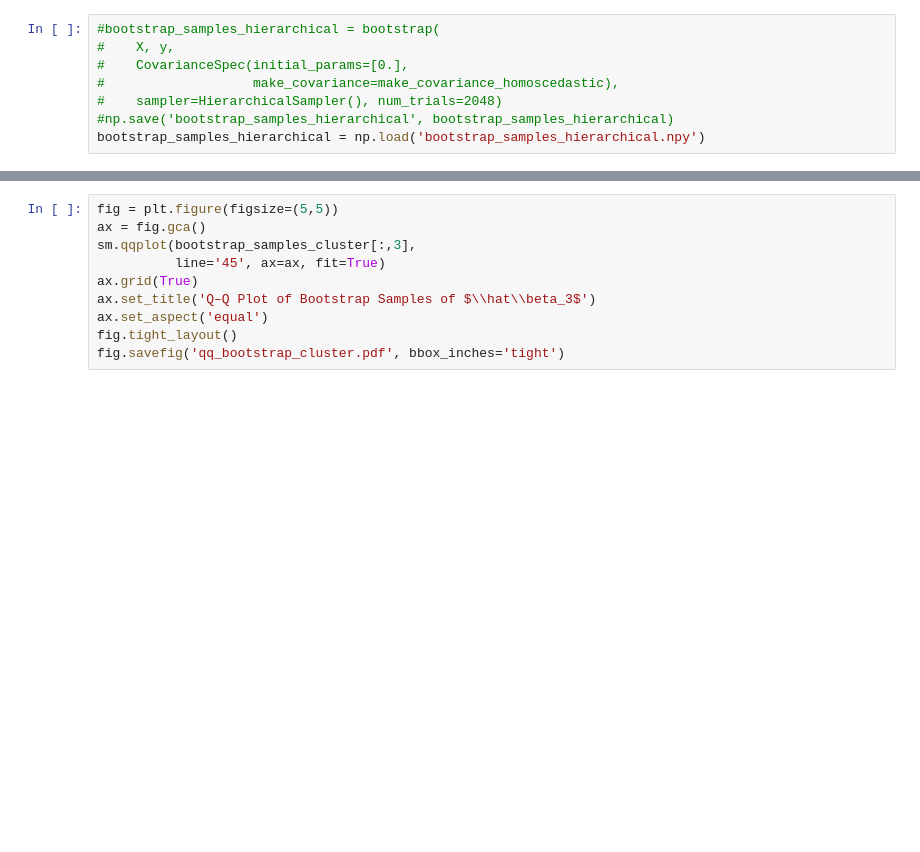
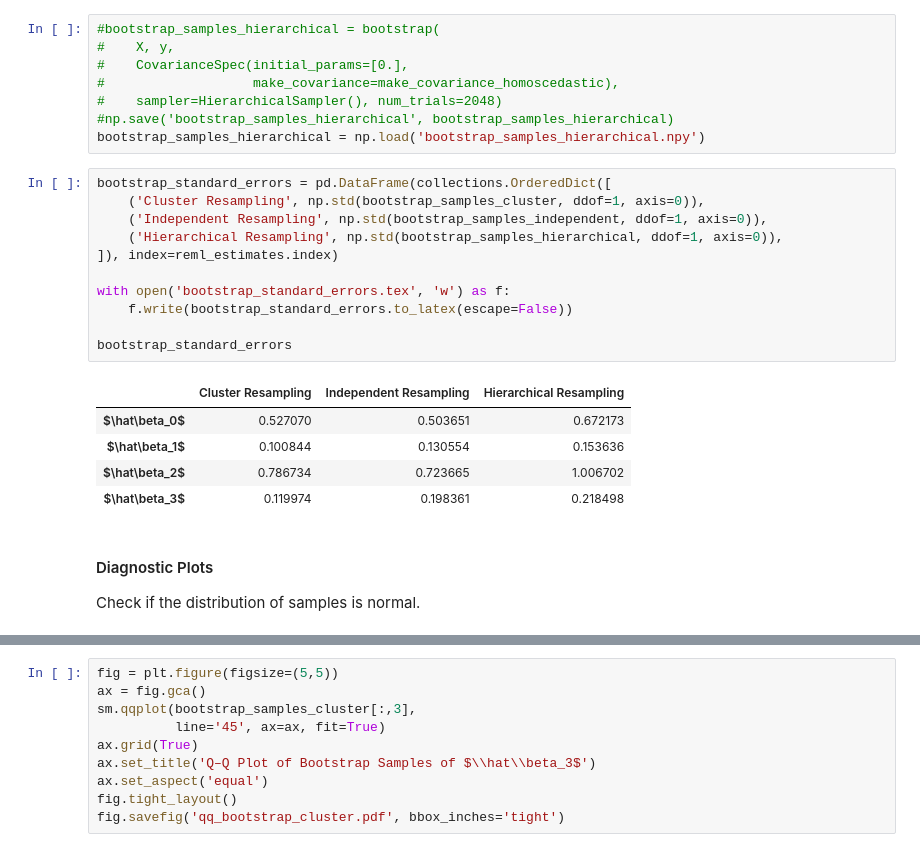
Before and after one commit to ppham27/stat571, a Jupyter notebook: hw5/sandwich_bootstrap_dental.ipynb, the cells around one changed output, grey strips where cells are left out. Cells and saved outputs as stored; diff of their text form; blank space fills up the shorter version.

```diff
--- a/hw5/sandwich_bootstrap_dental.ipynb
+++ b/hw5/sandwich_bootstrap_dental.ipynb
@@ -282,3 +280,24 @@ bootstrap_samples_independent = np.load('bootstrap_samples_independent.npy')
 #    sampler=HierarchicalSampler(), num_trials=2048)
 #np.save('bootstrap_samples_hierarchical', bootstrap_samples_hierarchical)
 bootstrap_samples_hierarchical = np.load('bootstrap_samples_hierarchical.npy')
+# %%
+bootstrap_standard_errors = pd.DataFrame(collections.OrderedDict([
+    ('Cluster Resampling', np.std(bootstrap_samples_cluster, ddof=1, axis=0)),
+    ('Independent Resampling', np.std(bootstrap_samples_independent, ddof=1, axis=0)),
+    ('Hierarchical Resampling', np.std(bootstrap_samples_hierarchical, ddof=1, axis=0)),
+]), index=reml_estimates.index)
+
+with open('bootstrap_standard_errors.tex', 'w') as f:
+    f.write(bootstrap_standard_errors.to_latex(escape=False))
+
+bootstrap_standard_errors
+# %% [output]
+|  | Cluster Resampling | Independent Resampling | Hierarchical Resampling |
+| $\hat\beta_0$ | 0.527070 | 0.503651 | 0.672173 |
+| $\hat\beta_1$ | 0.100844 | 0.130554 | 0.153636 |
+| $\hat\beta_2$ | 0.786734 | 0.723665 | 1.006702 |
+| $\hat\beta_3$ | 0.119974 | 0.198361 | 0.218498 |
+# %% [markdown]
+#### Diagnostic Plots
+
+Check if the distribution of samples is normal.
```
Also changed, not shown: parts of 16 cells of this notebook, 6 other files.
